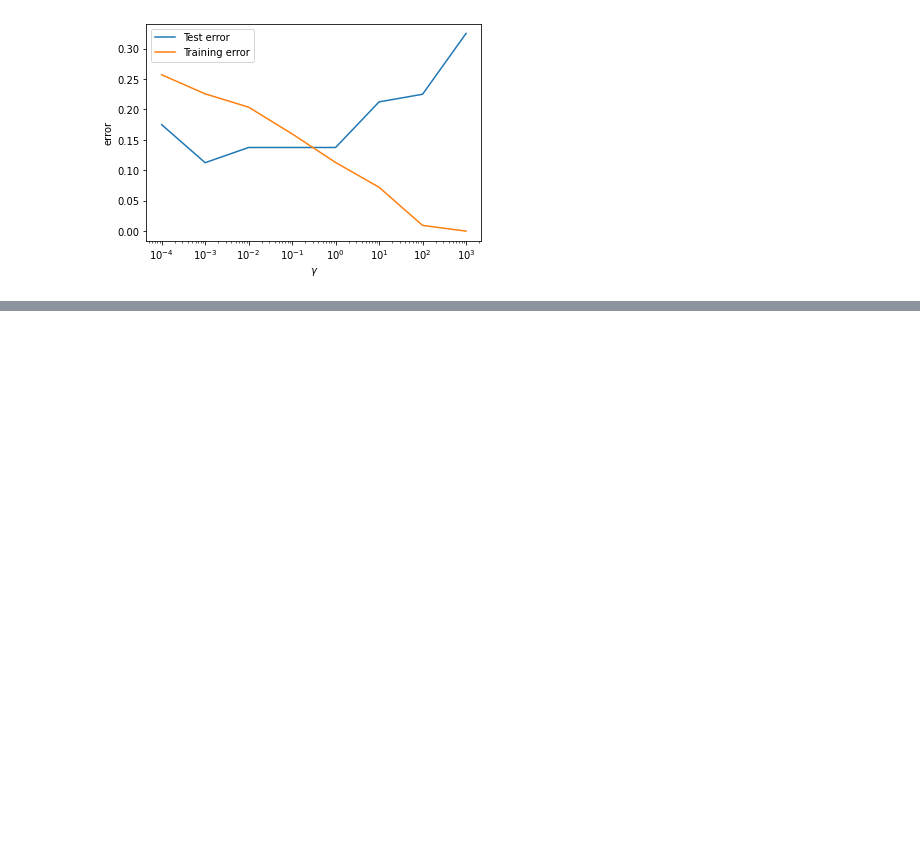
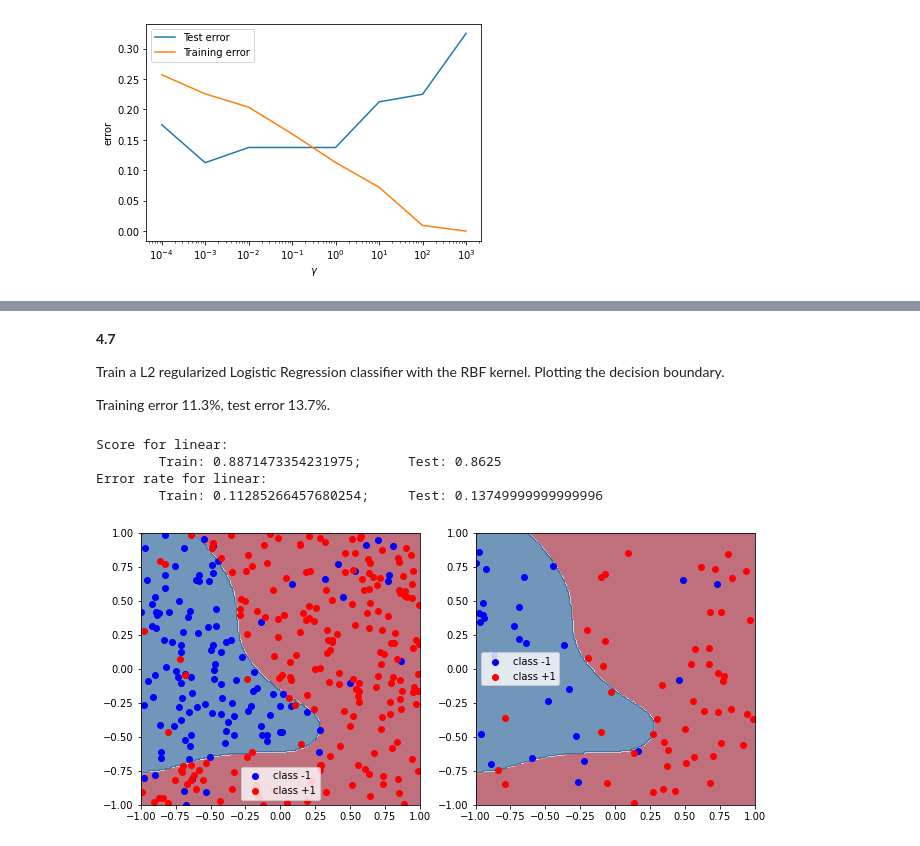
Before and after one commit to xdshiro/HW681, a Jupyter notebook: HW3/Kernel_starter.ipynb, the cells around one changed output, grey strips where cells are left out. Saved outputs shown, nothing was run; the diff lists cells and outputs as text; code cells hidden in the pictures; blank space fills up the shorter version.

```diff
--- a/HW3/Kernel_starter.ipynb
+++ b/HW3/Kernel_starter.ipynb
@@ -426,0 +418,17 @@ from sklearn.linear_model import LogisticRegression
+# %% [markdown]
+**4.7**
+
+Train a L2 regularized Logistic Regression classifier with the RBF kernel. Plotting
+the decision boundary.
+
+Training error 11.3%, test error 13.7%.
+# %%
+LogReg_RBF = kernelLogRegL2(lammy=0.01, kernel_fun=kernel_RBF)
+LogReg_RBF.fit(X_train, y_train)
+plot_boundary(LogReg_RBF)
+# %% [output]
+Score for linear:
+        Train: 0.8871473354231975;      Test: 0.8625
+Error rate for linear:
+        Train: 0.11285266457680254;     Test: 0.13749999999999996
+[figure, added]
```
Also changed, not shown: parts of 20 cells of this notebook, 3 other files.
